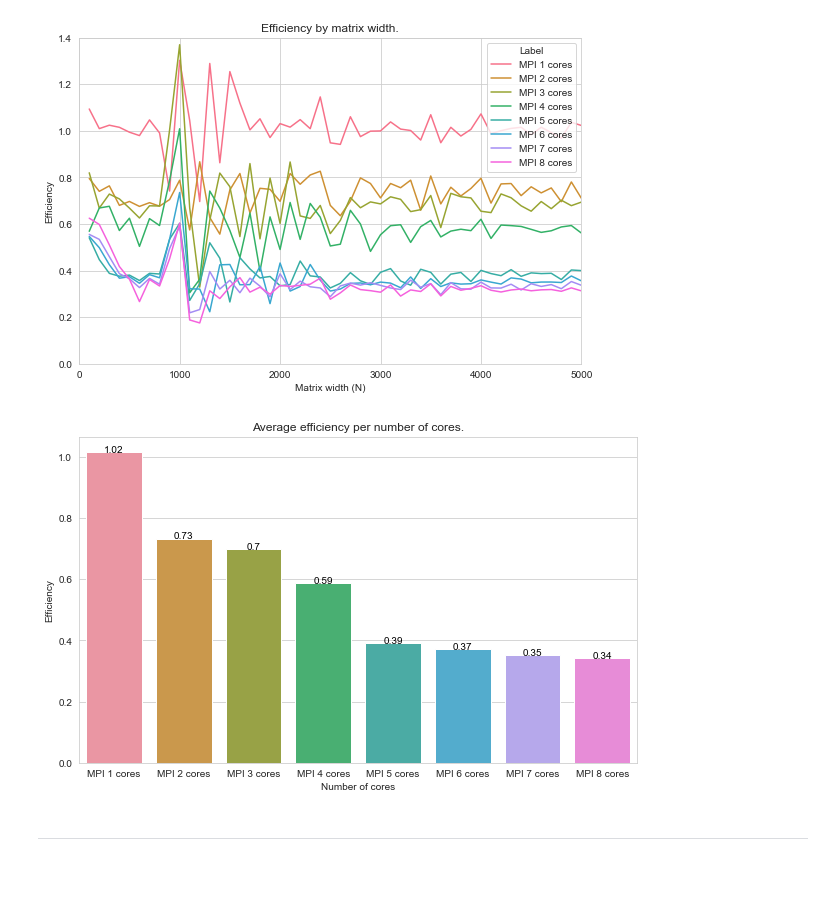
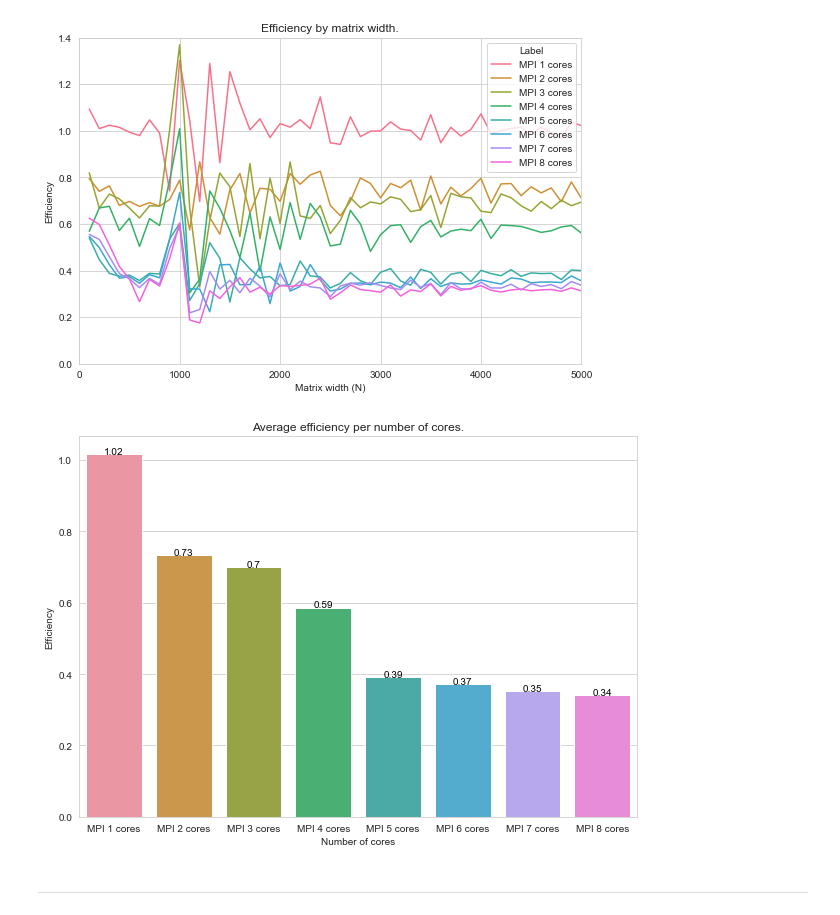
Before and after one commit to JordyAaldering/Parallel-Computing, a Jupyter notebook: Project03/Evaluation/Evaluation.ipynb, the cells around one changed output. Drawn from its saved outputs; the diff is of its cells as text; code cells hidden in the pictures; blank space fills up the shorter version.

```diff
--- a/Project03/Evaluation/Evaluation.ipynb
+++ b/Project03/Evaluation/Evaluation.ipynb
@@ -238,24 +238,24 @@ plt.show()
 # %% [output]
 [figure]
 # %%
-plt.figure(figsize=(10, 6))
+plt.figure(figsize=(10, 7))
 
 labels = [f"MPI {i} cores" for i in range(1, 9)]
 efficiency = mpi_avg.groupby("Cores").Efficiency.mean()
 avg_speedup = pd.DataFrame(zip(labels, efficiency), columns=["Label", "Efficiency"])
 ax = sns.barplot(x="Label", y="Efficiency", data=avg_speedup)
 
 ax.set_title("Average efficiency per number of cores.")
 ax.set_xlabel("Number of cores")
 ax.set_ylabel("Efficiency")
 
 for index, row in avg_speedup.iterrows():
     ax.text(row.name,row.Efficiency, round(row.Efficiency, 2), color='black', ha="center")
 
 plt.savefig("Images/efficiency-bar.png", format="png", bbox_inches="tight")
 plt.show()
 # %% [output]
-[figure, old version]
+[figure, new version]
 # %% [markdown]
 ---
 # %%
```
Also changed, not shown: parts of 1 cell of this notebook.
